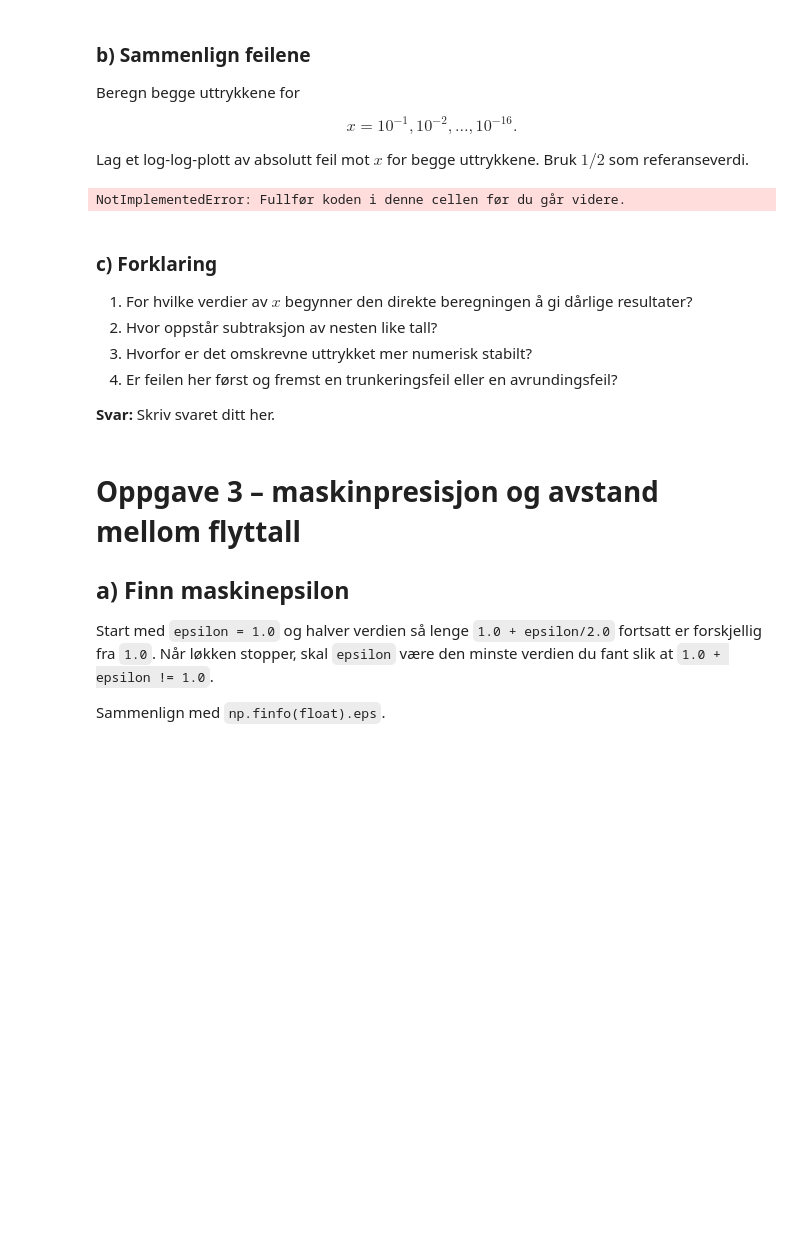
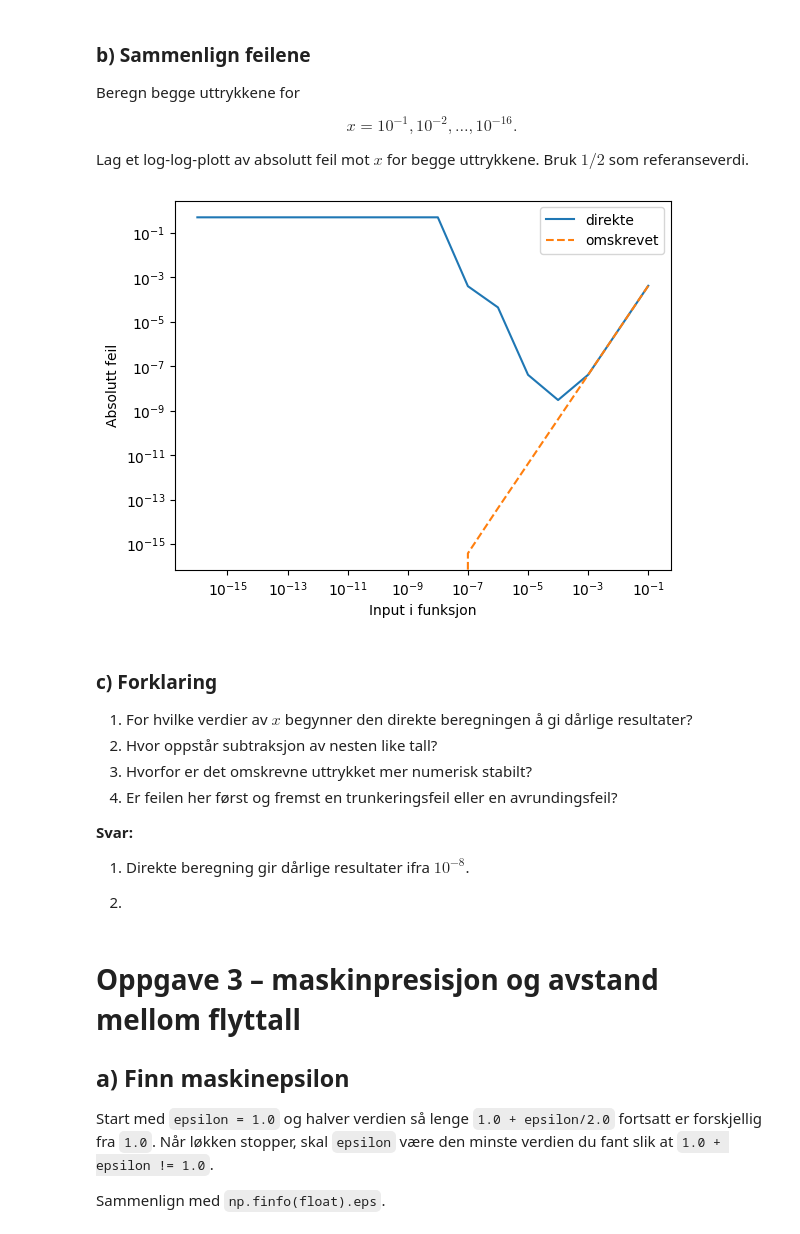
Before and after one commit to ingjardt/android-training-1, a Jupyter notebook: MAT160_oppstartsaktivitet_H26.ipynb, the cells around one changed output. Saved outputs shown, nothing was run; the diff lists cells and outputs as text; code cells hidden in the pictures; blank space fills up the shorter version.

```diff
--- a/MAT160_oppstartsaktivitet_H26.ipynb
+++ b/MAT160_oppstartsaktivitet_H26.ipynb
@@ -126,12 +126,13 @@ $$
 $$
 # %% [markdown]
 ### a) Implementer begge uttrykkene
-# %%
-def q_direkte(x):
-
-    # TODO: Beregn (1-cos(x))/x**2.
-    raise NotImplementedError("Fullfør koden i denne cellen før du går videre.")
-
-def q_omskrevet(x):
-    # TODO: Bruk det omskrevne uttrykket.
-    raise NotImplementedError("Fullfør koden i denne cellen før du går videre.")
+# %%
+def q_direkte(x):
+    q=(1-np.cos(x))/x**2
+    return(q)
+def q_omskrevet(x):
+    q=2*np.sin(x/2)**2/x**2
+    return(q)
+
+print(q_direkte(10**(-7)))
+print(q_omskrevet(10**(-7)))
@@ -143,15 +147,38 @@ Beregn begge uttrykkene for
 $$x=10^{-1},10^{-2},\ldots,10^{-16}.$$
 
 Lag et log-log-plott av absolutt feil mot $x$ for begge uttrykkene. Bruk $1/2$ som referanseverdi.
-# %%
-x_verdier = 10.0 ** (-np.arange(1, 17))
-referanse = 0.5
-
-# TODO: Beregn begge approksimasjonene og de absolutte feilene.
-# TODO: Lag et log-log-plott med begge feilkurvene.
-raise NotImplementedError("Fullfør koden i denne cellen før du går videre.")
-# %% [output]
-NotImplementedError: Fullfør koden i denne cellen før du går videre.
+# %%
+x_verdier = 10.0 ** (-np.arange(1, 17))
+referanse = 0.5
+#Beregner approksimasjon av første uttrykk.
+direkte=[]
+omskrevet=[]
+for i in x_verdier:
+  direkte.append(q_direkte(i))
+for i in x_verdier:
+  omskrevet.append(q_omskrevet(i))
+
+#Lager log-log-plott med feilkurvene
+direkte_feil=[]
+for i in x_verdier:
+  direkte_feil.append(abs(1/2-q_direkte(i)))
+omskrevet_feil=[]
+for i in x_verdier:
+  omskrevet_feil.append(abs(1/2-q_omskrevet(i)))
+
+plt.loglog(x_verdier,direkte_feil,label="direkte",linestyle="-")
+plt.loglog(x_verdier,omskrevet_feil,label="omskrevet",linestyle="--")
+
+plt.xlabel("Input i funksjon")
+plt.ylabel("Absolutt feil")
+
+plt.legend()
+plt.show()
+
+# TODO: Beregn begge approksimasjonene og de absolutte feilene.
+# TODO: Lag et log-log-plott med begge feilkurvene
+# %% [output]
+[figure, added]
 # %% [markdown]
 ### c) Forklaring
 
@@ -160,7 +187,10 @@ NotImplementedError: Fullfør koden i denne cellen før du går videre.
 3. Hvorfor er det omskrevne uttrykket mer numerisk stabilt?
 4. Er feilen her først og fremst en trunkeringsfeil eller en avrundingsfeil?
 
-**Svar:** Skriv svaret ditt her.
+**Svar:**
+1. Direkte beregning gir dårlige resultater ifra $10^{-8}$.
+
+2.
 # %% [markdown]
 # Oppgave 3 – maskinpresisjon og avstand mellom flyttall
 
```
Also changed, not shown: parts of 1 cell of this notebook.
